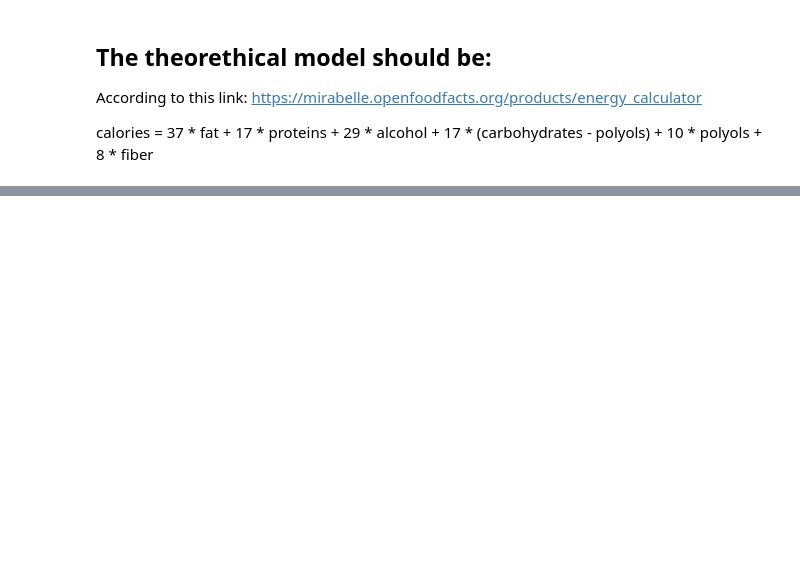
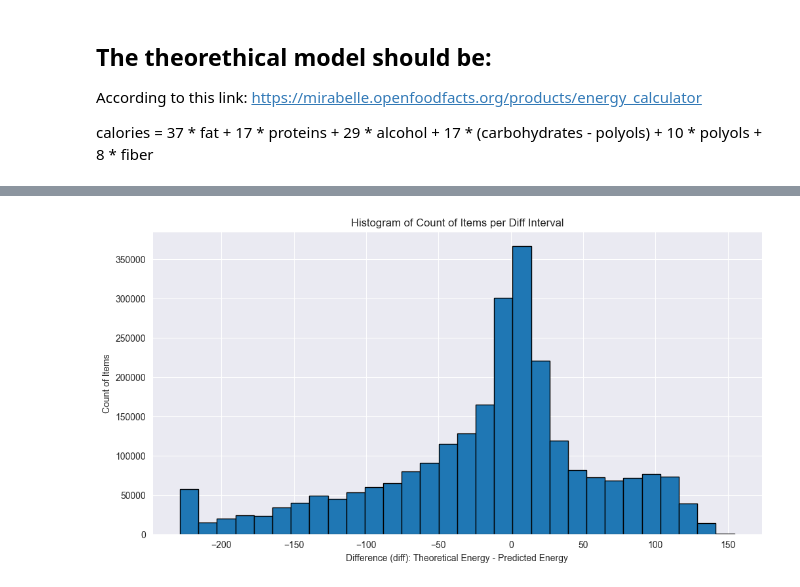
Before and after one commit to baslia/nutri_score, a Jupyter notebook: notebooks/calories_modelisation.ipynb, the cells around one changed output, grey strips where cells are left out. Saved outputs shown, nothing was run; the diff lists cells and outputs as text; code cells hidden in the pictures; blank space fills up the shorter version.

Commit message:
add new notebook calories modelisation

```diff
--- a/notebooks/calories_modelisation.ipynb
+++ b/notebooks/calories_modelisation.ipynb
@@ -57,6 +57,12 @@ for col in nutrient:
     if col == 'energy_100g':
         continue
     opf_num_features = opf_num_features[opf_num_features[col] <= 100]
+# %%
+# Remove the rows where the energy is above 3700 (theoretical maximum)
+opf_num_features = opf_num_features[opf_num_features['energy_100g'] <= 3700]
+# %%
+# Remove the row when all the nutrients are zero and energy is not zero
+opf_num_features = opf_num_features[(opf_num_features[nutrient].sum(axis=1) > 0) | (opf_num_features['energy_100g'] == 0)]
 # %%
 # Cap outliers for all the features
 for col in opf_num_features.columns:
@@ -111,0 +116,28 @@ calories = 37 * fat + 17 * proteins + 29 * alcohol + 17 * (carbohydrates - polyo
+# %%
+# Get the top item when the theorethical model is close to the predicted model
+
+opf_num_features_delta = opf_num_features.copy()
+
+opf_num_features_delta = opf_num_features_delta[opf_num_features_delta['energy_100g'] > 0]
+
+opf_num_features_delta['predicted_energy'] = model.predict(opf_num_features_delta.drop(columns=['energy_100g']))
+opf_num_features_delta['predicted_energy'] = opf_num_features_delta['predicted_energy'].apply(lambda x: round(x, 2))
+
+opf_num_features_delta['theorethical_energy'] = 37 * opf_num_features_delta['fat_100g'] + 17 * opf_num_features_delta['proteins_100g'] + 29 * opf_num_features_delta['alcohol_100g'] + 17 * (opf_num_features_delta['carbohydrates_100g'] - opf_num_features_delta['polyols_100g']) + 10 * opf_num_features_delta['polyols_100g'] + 8 * opf_num_features_delta['fiber_100g']
+opf_num_features_delta['theorethical_energy'] = opf_num_features_delta['theorethical_energy'].apply(lambda x: round(x, 2))
+
+# Remove rows where the theorethical energy is zero
+opf_num_features_delta = opf_num_features_delta[opf_num_features_delta['theorethical_energy'] > 0]
+
+# opf_num_features_delta['diff'] = abs(opf_num_features_delta['predicted_energy'] - opf_num_features_delta['theorethical_energy'])
+
+opf_num_features_delta['diff'] = opf_num_features_delta['theorethical_energy'] - opf_num_features_delta['predicted_energy']
+opf_num_features_delta['diff_actual'] = opf_num_features_delta['theorethical_energy'] - opf_num_features_delta['energy_100g']
+opf_num_features_delta.sort_values(by='diff', ascending=True, inplace=True)
+# %%
+# Add the product_name to the dataframe
+# opf_data.set_index('code', inplace=True)
+opf_data_add = opf_data.loc[opf_num_features_delta.index]
+
+opf_num_features_delta = pd.concat([opf_data_add, opf_num_features_delta], axis=1)
+opf_num_features_delta.head()
@@ -111,0 +152,13 @@ calories = 37 * fat + 17 * proteins + 29 * alcohol + 17 * (carbohydrates - polyo
+# %%
+# Plot the difference between the predicted and the theorethical energy values
+import matplotlib.pyplot as plt
+
+# Plot the histogram of the 'diff' column
+plt.figure(figsize=(12, 6))
+plt.hist(opf_num_features_delta['diff'], bins=30, edgecolor='black')
+plt.xlabel('Difference (diff): Theoretical Energy - Predicted Energy')
+plt.ylabel('Count of Items')
+plt.title('Histogram of Count of Items per Diff Interval')
+plt.show()
+# %% [output]
+[figure, added]
```
Also changed, not shown: parts of 5 cells of this notebook.
